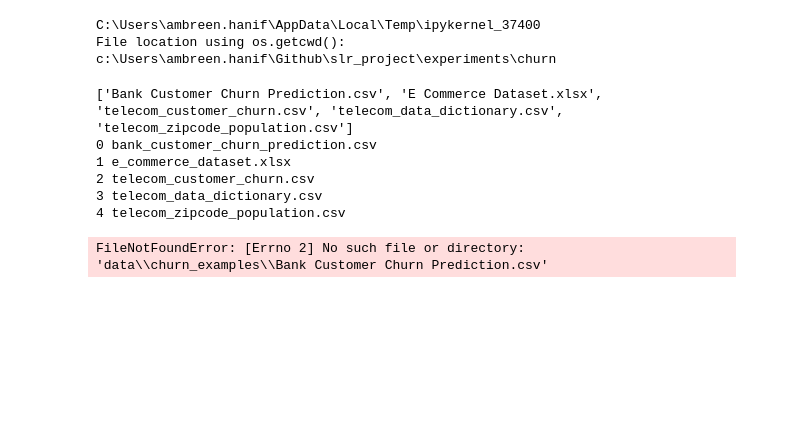
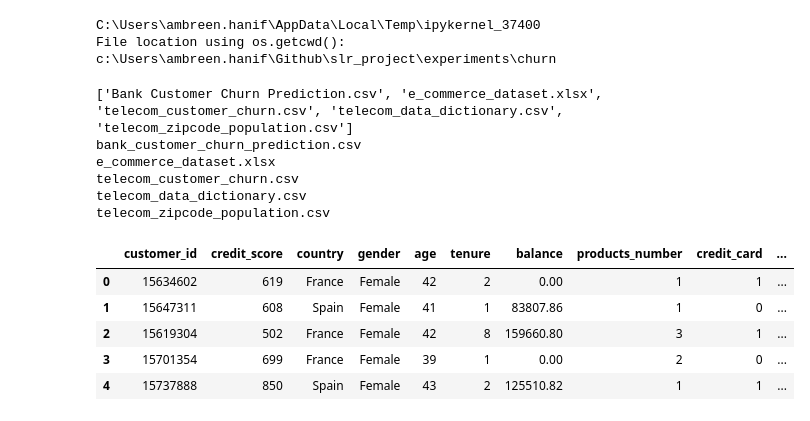
Before and after one commit to umberH/slr_project, a Jupyter notebook: experiments/churn/data_processing.ipynb, the cells around one changed output. Cells and saved outputs as stored; diff of their text form; code cells hidden in the pictures; blank space fills up the shorter version.

```diff
--- a/experiments/churn/data_processing.ipynb
+++ b/experiments/churn/data_processing.ipynb
@@ -28,16 +42,24 @@ print(files)
 
 
 for index, file in enumerate(files):
-    print(index,rename_files(file))
-    # os.rename(os.path.join(path, file), os.path.join(path, ''.join([str(index), '.jpg'])))
+    new_name = rename_files(file)
+    print(new_name)
+    os.rename(os.path.join(path, file), os.path.join(path, new_name))
 # %% [output]
-['Bank Customer Churn Prediction.csv', 'E Commerce Dataset.xlsx', 'telecom_customer_churn.csv', 'telecom_data_dictionary.csv', 'telecom_zipcode_population.csv']
-0 bank_customer_churn_prediction.csv
-1 e_commerce_dataset.xlsx
-2 telecom_customer_churn.csv
-3 telecom_data_dictionary.csv
-4 telecom_zipcode_population.csv
+['Bank Customer Churn Prediction.csv', 'e_commerce_dataset.xlsx', 'telecom_customer_churn.csv', 'telecom_data_dictionary.csv', 'telecom_zipcode_population.csv']
+bank_customer_churn_prediction.csv
+e_commerce_dataset.xlsx
+telecom_customer_churn.csv
+telecom_data_dictionary.csv
+telecom_zipcode_population.csv
 # %%
-bank_data = pd.read_csv('../../data/churn_examples/data\churn_examples\bank_')
+bank_data = pd.read_csv('../../data/churn_examples/bank_customer_churn_prediction.csv')
-# %% [output]
-FileNotFoundError: [Errno 2] No such file or directory: 'data\\churn_examples\\Bank Customer Churn Prediction.csv'
+# %%
+bank_data.head()
+# %% [output]
+|  | customer_id | credit_score | country | gender | age | tenure | balance | products_number | credit_card | ... |
+| 0 | 15634602 | 619 | France | Female | 42 | 2 | 0.00 | 1 | 1 | ... |
+| 1 | 15647311 | 608 | Spain | Female | 41 | 1 | 83807.86 | 1 | 0 | ... |
+| 2 | 15619304 | 502 | France | Female | 42 | 8 | 159660.80 | 3 | 1 | ... |
+| 3 | 15701354 | 699 | France | Female | 39 | 1 | 0.00 | 2 | 0 | ... |
+| 4 | 15737888 | 850 | Spain | Female | 43 | 2 | 125510.82 | 1 | 1 | ... |
```
Also changed, not shown: parts of 24 cells of this notebook, 9 other files.
